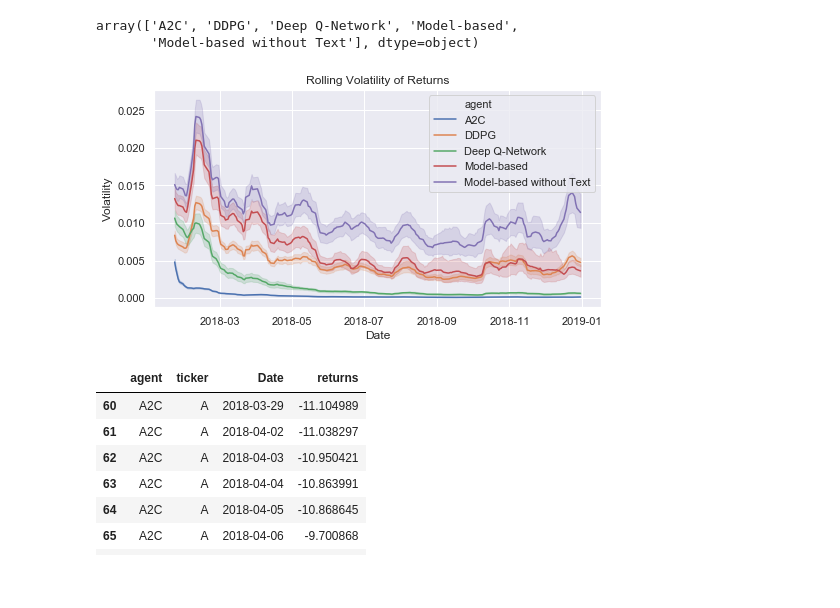
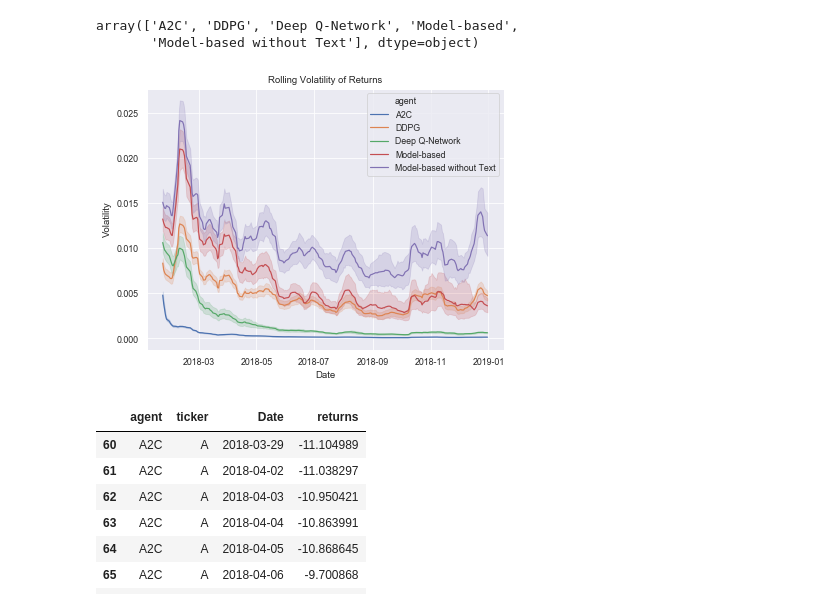
Before and after one commit to AaruranLog/rl-trading, a Jupyter notebook: experiments.ipynb, the cells around one changed output. Cells and saved outputs as stored; diff of their text form; code cells hidden in the pictures; blank space fills up the shorter version.

```diff
--- a/experiments.ipynb
+++ b/experiments.ipynb
@@ -191,6 +191,7 @@ plt.show()
 [figure]
 # %%
 sns.set('paper')
+rcParams['figure.figsize'] = (6.4, 4.8)
 sns.lineplot('episode', 'discounted_reward', hue='agent',
              data=(training_history
                      .groupby(['agent', 'ticker', 'episode'])
@@ -310,14 +311,15 @@ test_vol_history.agent.unique()
 array(['A2C', 'DDPG', 'Deep Q-Network', 'Model-based',
        'Model-based without Text'], dtype=object)
 # %%
-rcParams['figure.figsize'] = (6.4, 4.8)sns.lineplot('Date', 'returns', data=test_vol_history, hue='agent', legend='brief')
+rcParams['figure.figsize'] = (6.4, 4.8)
+sns.lineplot('Date', 'returns', data=test_vol_history, hue='agent', legend='brief')
 # plt.legend(bbox_to_anchor=(1.05, 1), loc=2, borderaxespad=0.)
 plt.ylabel('Volatility')
 plt.title('Rolling Volatility of Returns')
 plt.savefig('plots/volatility-all.svg')
 plt.savefig('plots/volatility-all.png')
 # %% [output]
-[figure, old version]
+[figure, new version]
 # %%
 def sharpe(y):
     return (y.mean() / (y.std() + 1e-6))
```
Also changed, not shown: parts of 1 cell of this notebook, 3 other files.
